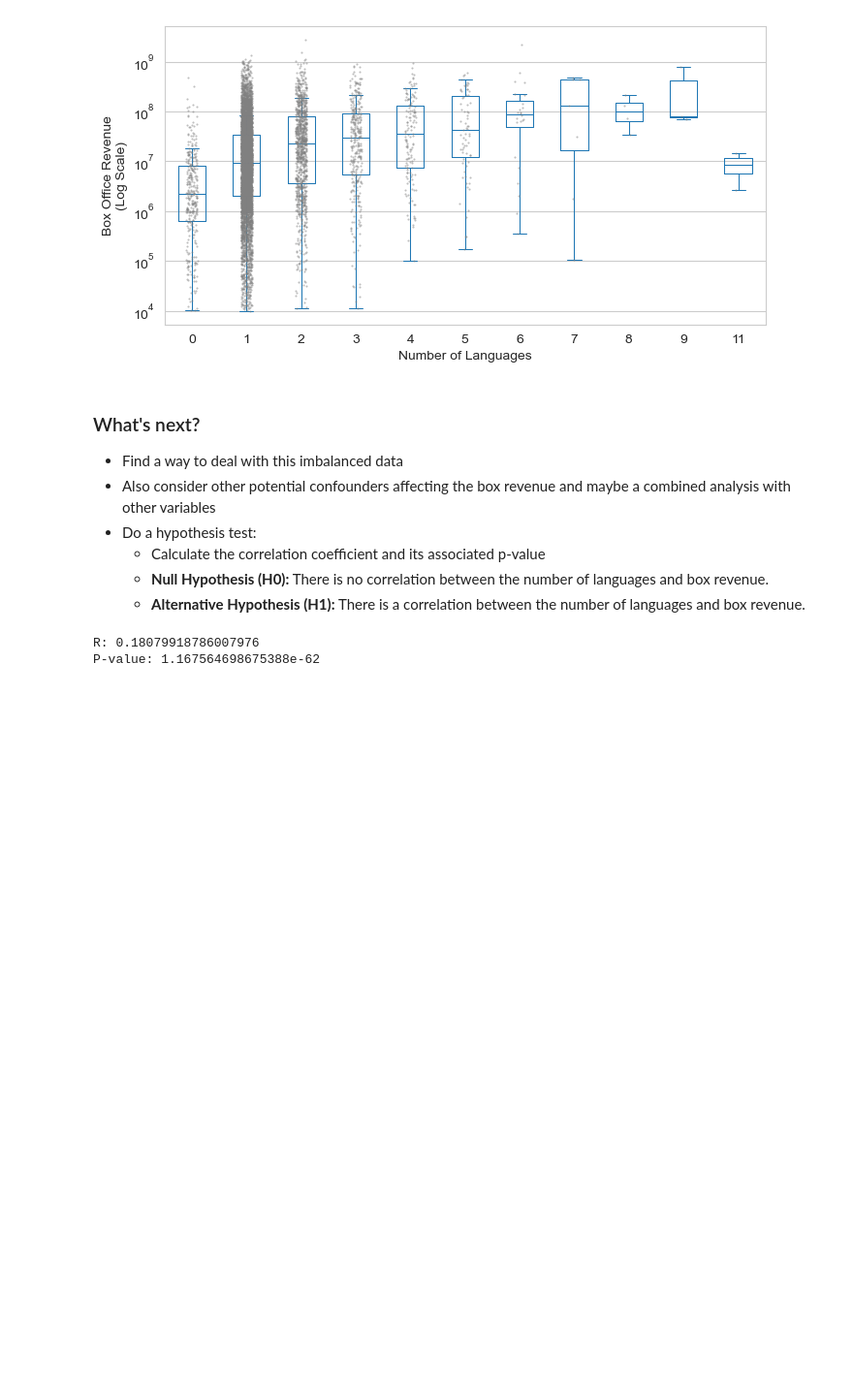
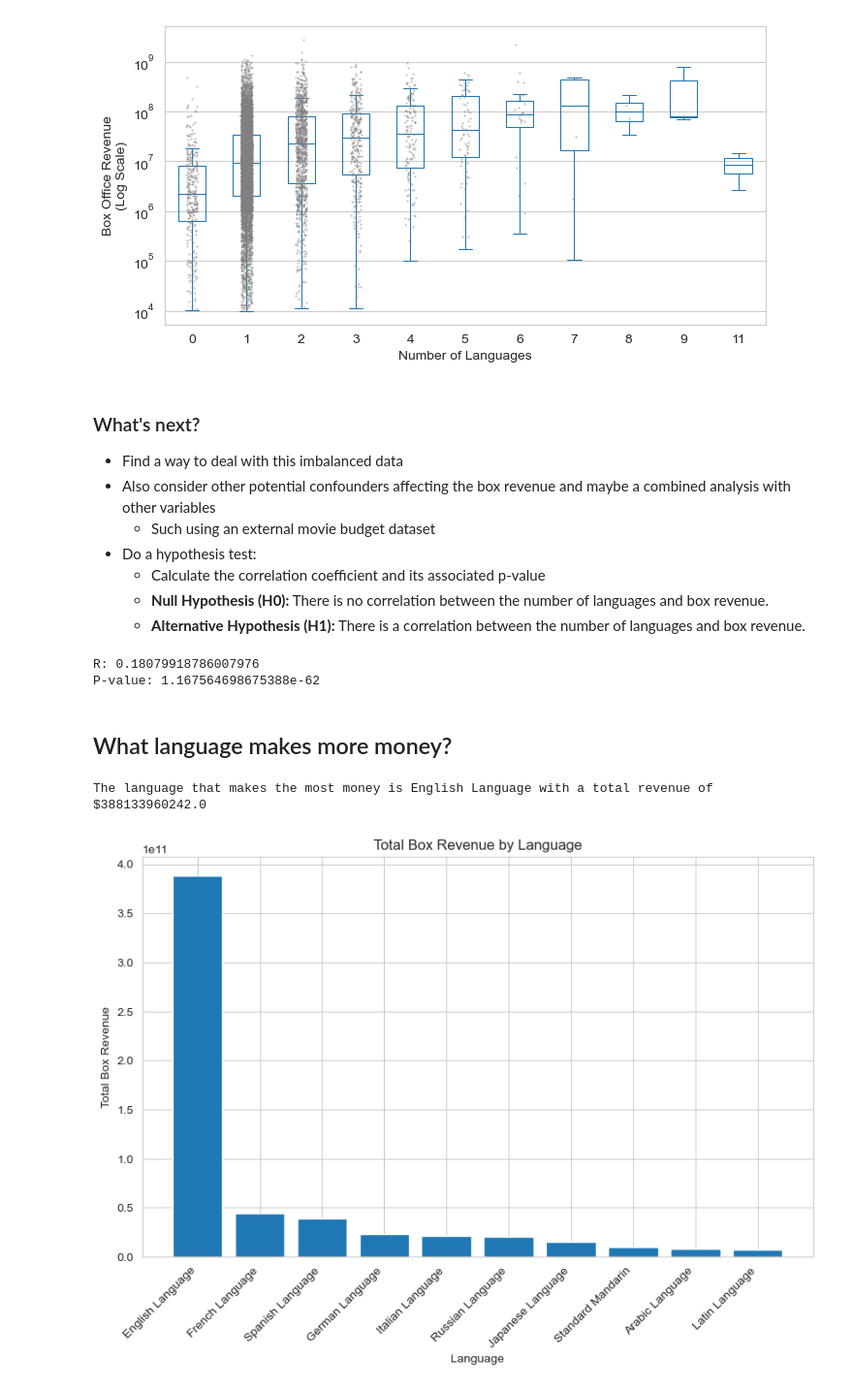
Before and after one commit to epfl-ada/ada-2023-project-pandalysts, a Jupyter notebook: language_diversity.ipynb, the cells around one changed output. Shown at 97% size. Saved outputs shown, nothing was run; the diff lists cells and outputs as text; code cells hidden in the pictures; blank space fills up the shorter version.

Commit message:
added the plot for language v.s. money

```diff
--- a/language_diversity.ipynb
+++ b/language_diversity.ipynb
@@ -129,6 +129,7 @@ Text(0, 0.5, 'Box Office Revenue\n(Log Scale)')
 ### What's next?
 - Find a way to deal with this imbalanced data
 - Also consider other potential confounders affecting the box revenue and maybe a combined analysis with other variables
+    - Such using an external movie budget dataset
 - Do a hypothesis test:
     - Calculate the correlation coefficient and its associated p-value
     - **Null Hypothesis (H0):** There is no correlation between the number of languages and box revenue.
@@ -141,3 +142,25 @@ print(f"R: {correlation_coefficient}\nP-value: {p_value}")
 # %% [output]
 R: 0.18079918786007976
 P-value: 1.167564698675388e-62
+# %% [markdown]
+## What language makes more money?
+# %%
+df_language = df[['Freebase_movie_ID', 'Movie_name', 'Movie_box_office_revenue', 'Movie_languages_clean']]
+df_language = df_language.explode('Movie_languages_clean')
+language_revenue = df_language.groupby('Movie_languages_clean')['Movie_box_office_revenue'].sum().reset_index()
+language_revenue = language_revenue.sort_values(by='Movie_box_office_revenue', ascending=False)
+
+plt.figure(figsize=(10, 6))
+plt.bar(language_revenue['Movie_languages_clean'][:10], language_revenue['Movie_box_office_revenue'][:10])
+plt.xlabel('Language')
+plt.ylabel('Total Box Revenue')
+plt.title('Total Box Revenue by Language')
+plt.xticks(rotation=45, ha='right')
+
+language_revenue = language_revenue.sort_values(by='Movie_box_office_revenue', ascending=False)
+top_language = language_revenue.iloc[0]['Movie_languages_clean']
+top_revenue = language_revenue.iloc[0]['Movie_box_office_revenue']
+print(f"The language that makes the most money is {top_language} with a total revenue of ${top_revenue}")
+# %% [output]
+The language that makes the most money is English Language with a total revenue of $388133960242.0
+[figure, added]
```
